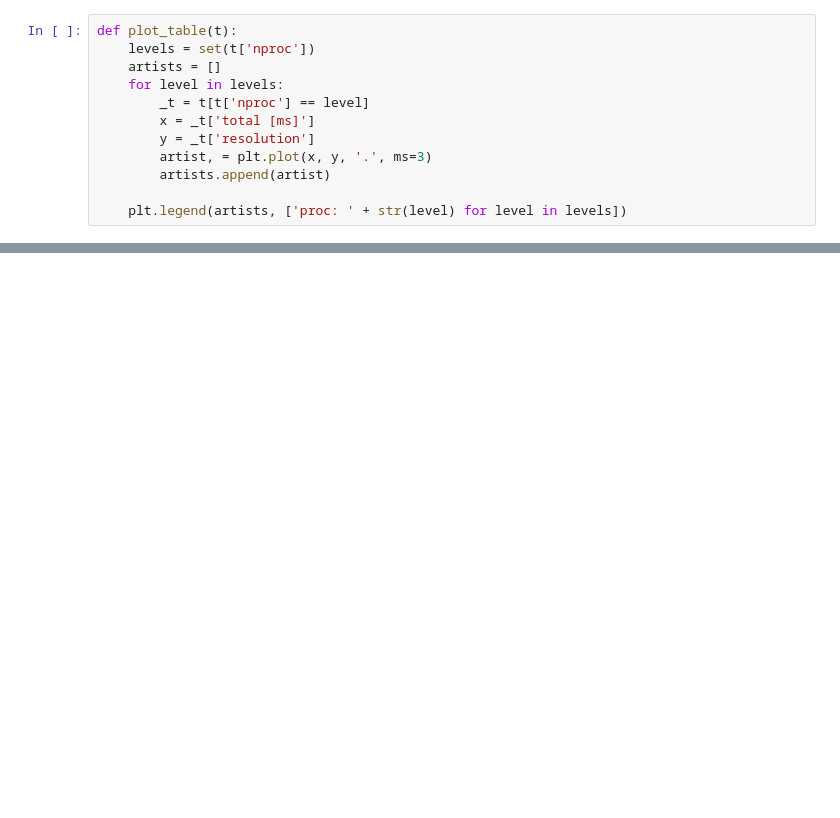
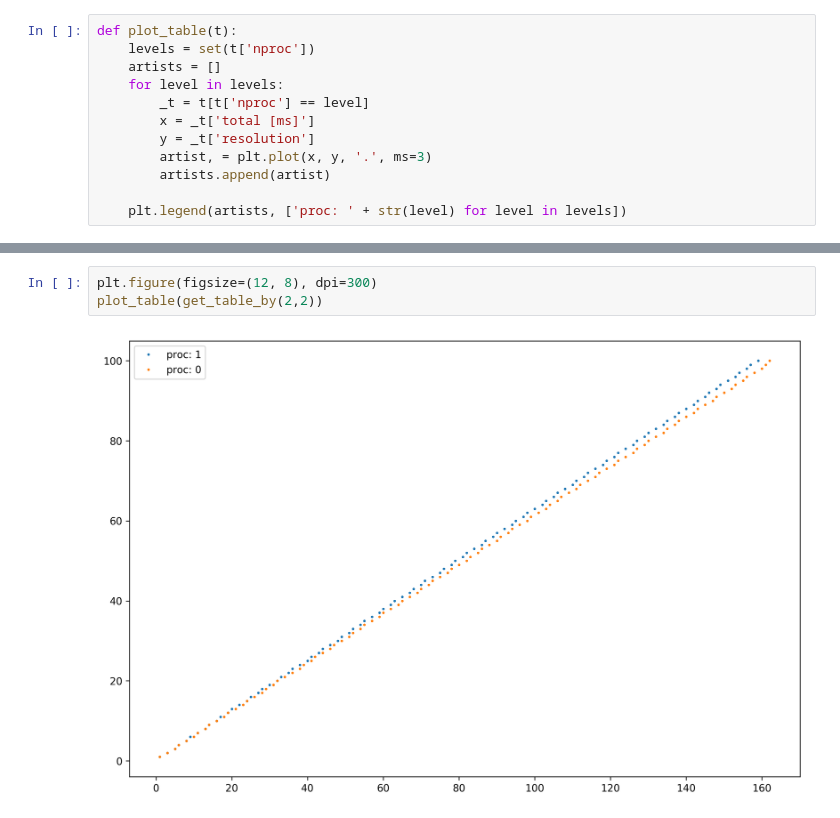
Before and after one commit to daikw/linux-in-practice, a Jupyter notebook: sched/time_quantum_plots.ipynb, the cells around one changed output, grey strips where cells are left out. Saved outputs shown, nothing was run; the diff lists cells and outputs as text; blank space fills up the shorter version.

```diff
--- a/sched/time_quantum_plots.ipynb
+++ b/sched/time_quantum_plots.ipynb
@@ -59,0 +79,5 @@ plot_table(tables[8])
+# %%
+plt.figure(figsize=(12, 8), dpi=300)
+plot_table(get_table_by(2,2))
+# %% [output]
+[figure, added]
```
Also changed, not shown: parts of 12 cells of this notebook.
